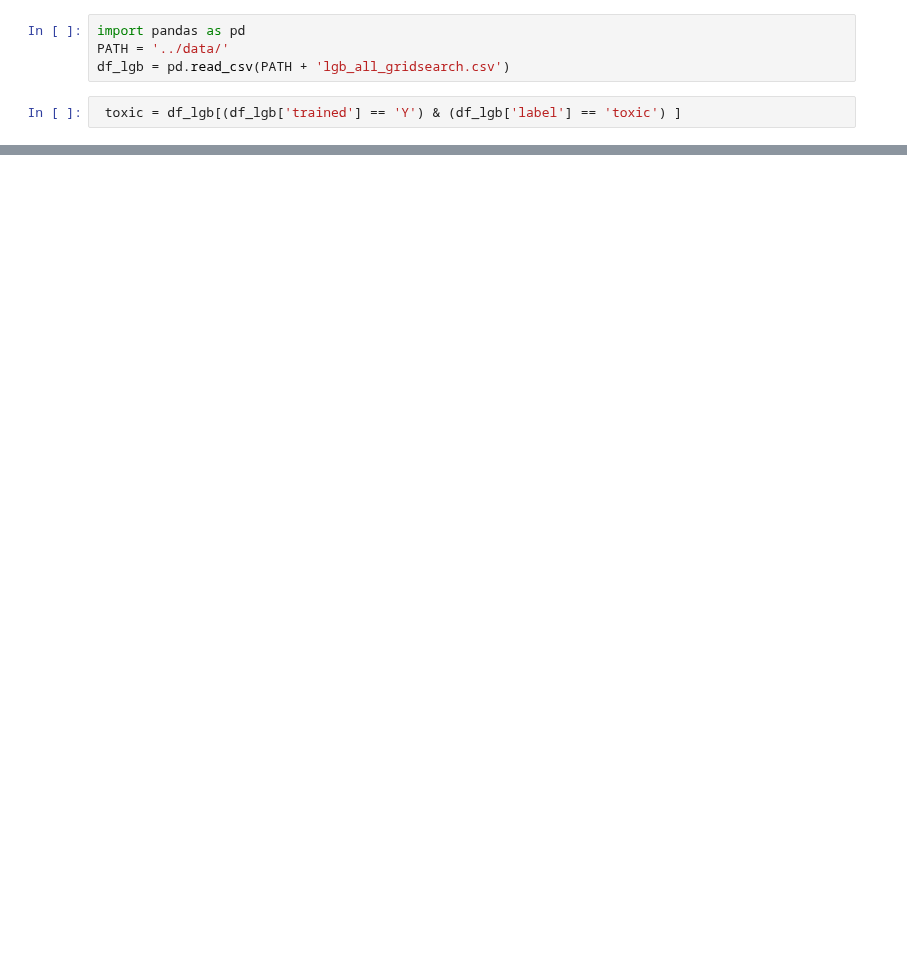
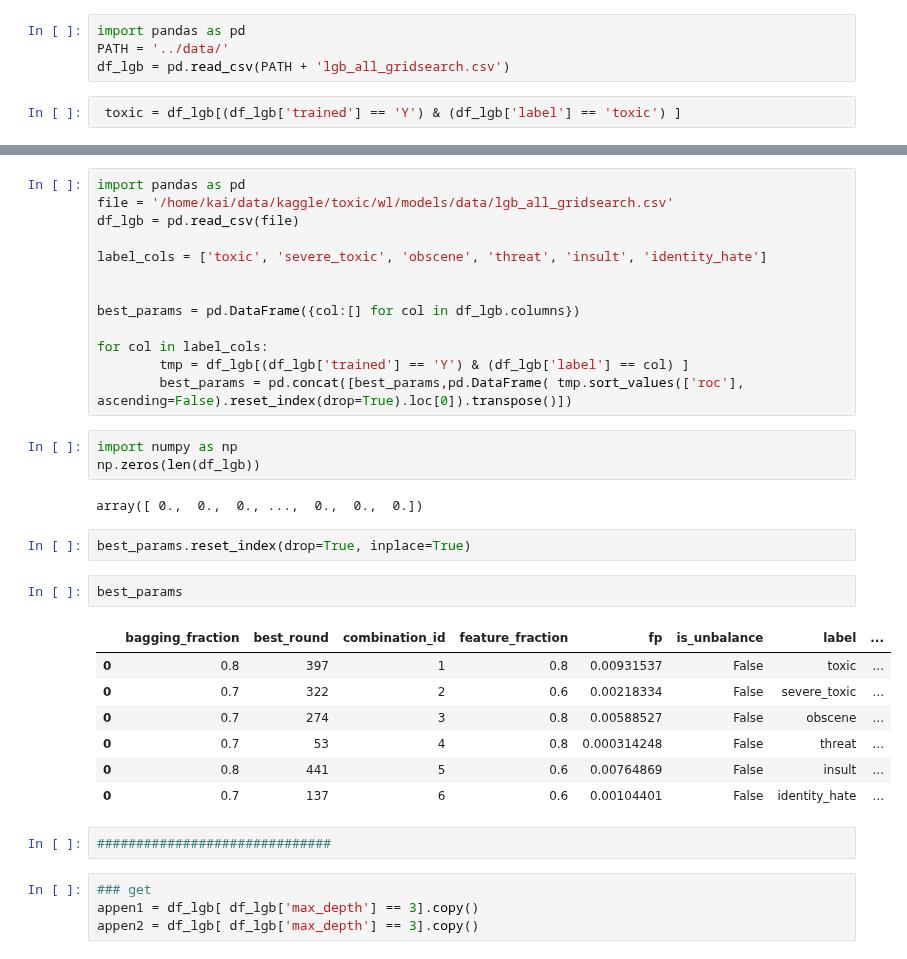
Before and after one commit to wluo-personal/Kaggle, a Jupyter notebook: toxic/wl/models/lightgbm/evaluation.ipynb, the cells around one changed output, grey strips where cells are left out. Drawn from its saved outputs; the diff is of its cells as text; blank space fills up the shorter version.

```diff
--- a/toxic/wl/models/lightgbm/evaluation.ipynb
+++ b/toxic/wl/models/lightgbm/evaluation.ipynb
@@ -30,0 +32,36 @@ toxic.sort_values(['roc'], ascending=False)
+# %%
+import pandas as pd
+file = '/home/kai/data/kaggle/toxic/wl/models/data/lgb_all_gridsearch.csv'
+df_lgb = pd.read_csv(file)
+
+label_cols = ['toxic', 'severe_toxic', 'obscene', 'threat', 'insult', 'identity_hate']
+
+
+best_params = pd.DataFrame({col:[] for col in df_lgb.columns})
+
+for col in label_cols:
+        tmp = df_lgb[(df_lgb['trained'] == 'Y') & (df_lgb['label'] == col) ]
+        best_params = pd.concat([best_params,pd.DataFrame( tmp.sort_values(['roc'], ascending=False).reset_index(drop=True).loc[0]).transpose()])
+# %%
+import numpy as np
+np.zeros(len(df_lgb))
+# %% [output]
+array([ 0.,  0.,  0., ...,  0.,  0.,  0.])
+# %%
+best_params.reset_index(drop=True, inplace=True)
+# %%
+best_params
+# %% [output]
+|  | bagging_fraction | best_round | combination_id | feature_fraction | fp | is_unbalance | label | ... |
+| 0 | 0.8 | 397 | 1 | 0.8 | 0.00931537 | False | toxic | ... |
+| 0 | 0.7 | 322 | 2 | 0.6 | 0.00218334 | False | severe_toxic | ... |
+| 0 | 0.7 | 274 | 3 | 0.8 | 0.00588527 | False | obscene | ... |
+| 0 | 0.7 | 53 | 4 | 0.8 | 0.000314248 | False | threat | ... |
+| 0 | 0.8 | 441 | 5 | 0.6 | 0.00764869 | False | insult | ... |
+| 0 | 0.7 | 137 | 6 | 0.6 | 0.00104401 | False | identity_hate | ... |
+# %%
+##############################
+# %%
+### get
+appen1 = df_lgb[ df_lgb['max_depth'] == 3].copy()
+appen2 = df_lgb[ df_lgb['max_depth'] == 3].copy()
```
Also changed, not shown: parts of 7 cells of this notebook, 4 other files.
